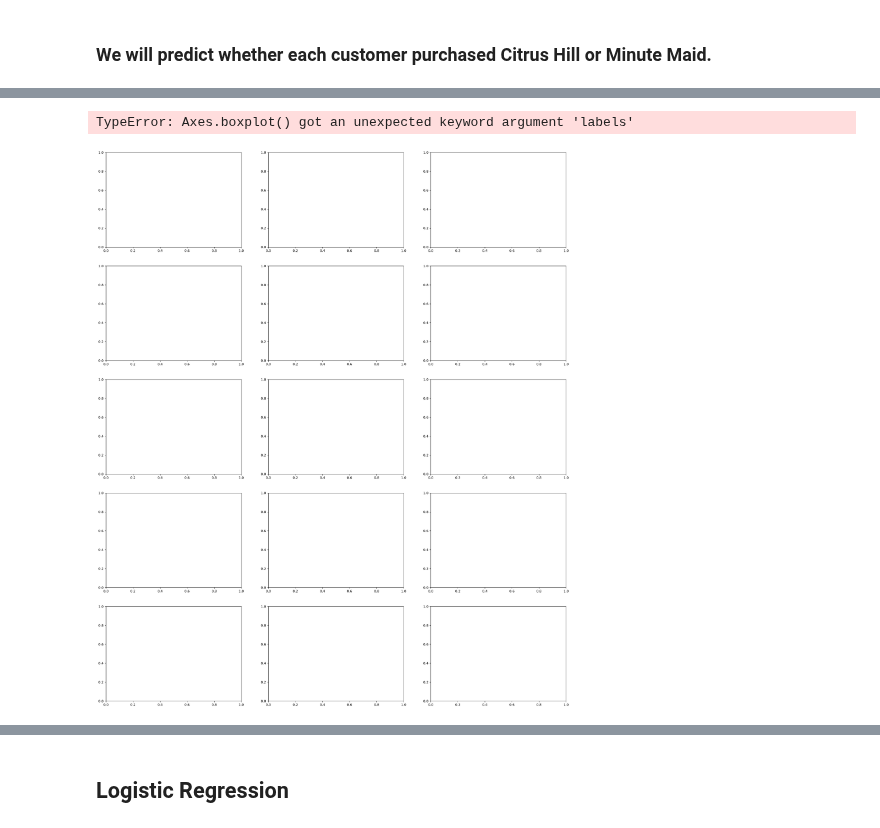
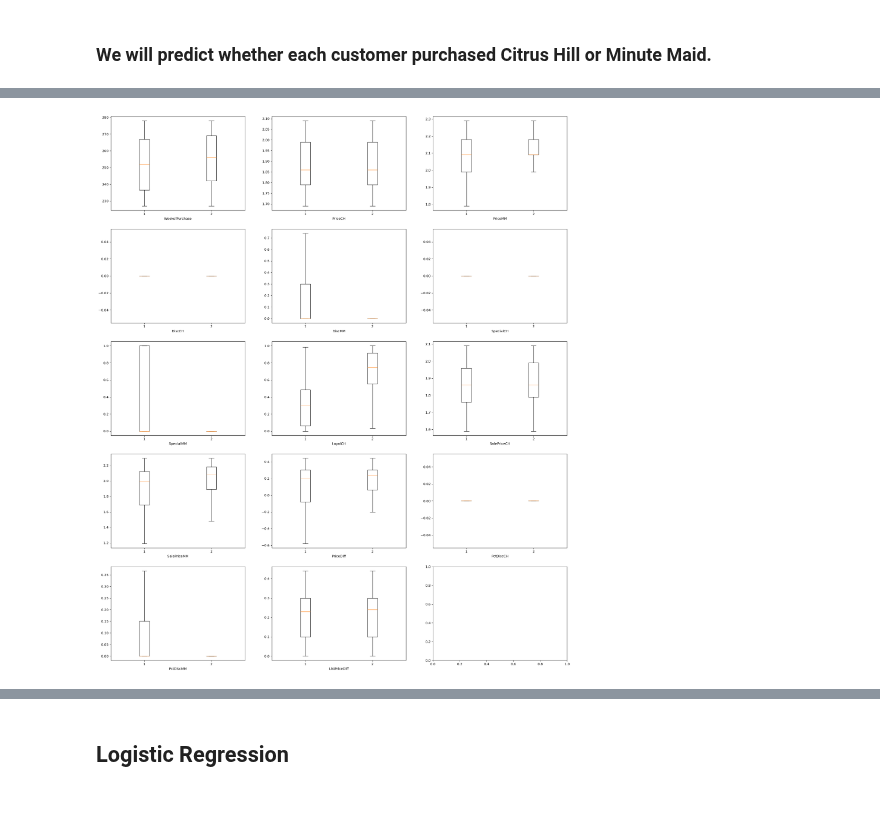
Before and after one commit to Importantpigs/code_2600, a Jupyter notebook: mod06_classification.ipynb, the cells around one changed output, grey strips where cells are left out. Saved outputs shown, nothing was run; the diff lists cells and outputs as text; code cells hidden in the pictures.

```diff
--- a/mod06_classification.ipynb
+++ b/mod06_classification.ipynb
@@ -127,36 +127,35 @@ figsize = (5*nrows, 10*ncols)
 
 fig, axes = subplots(nrows=nrows,
                      ncols=ncols,
                      figsize=figsize)
 
 # Assign a grid location to each index
 def range_to_grid(i, nrows, ncols):
     x=[]
     y=[]
     for n in range(nrows*ncols):
         x.append(n // ncols)
         y.append(n % ncols)
         # print(n,x[n],y[n]) # for testing this function
     return x[i],y[i]
 
 # Plot the variables as paired boxplots
 for j, col in enumerate(X_train.columns):
     r, c = range_to_grid(j, nrows, ncols)
     ax = axes[r, c]
 
     data_0 = X_train.loc[y_train == 0, col]
     data_1 = X_train.loc[y_train == 1, col]
 
     ax.boxplot(
         [data_0, data_1],
-        labels=["x = 0", "y = 1"],
+        ##labels=["x = 0", "y = 1"],
         showfliers=False
     )
 
     ax.set_xlabel(col)
 # %% [output]
-TypeError: Axes.boxplot() got an unexpected keyword argument 'labels'
-[figure, old version]
+[figure, new version]
 # %%
 X_train['intercept'] = np.ones(X_train.shape[0])
 X_test['intercept'] = np.ones(X_test.shape[0])
```
Also changed, not shown: parts of 13 cells of this notebook.
